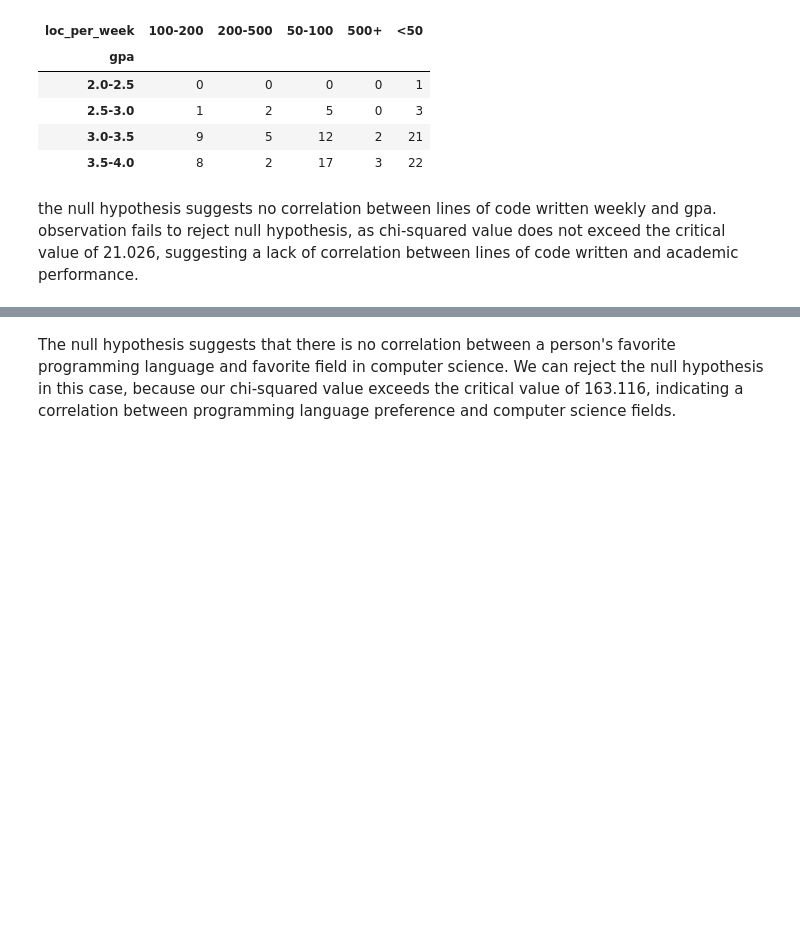
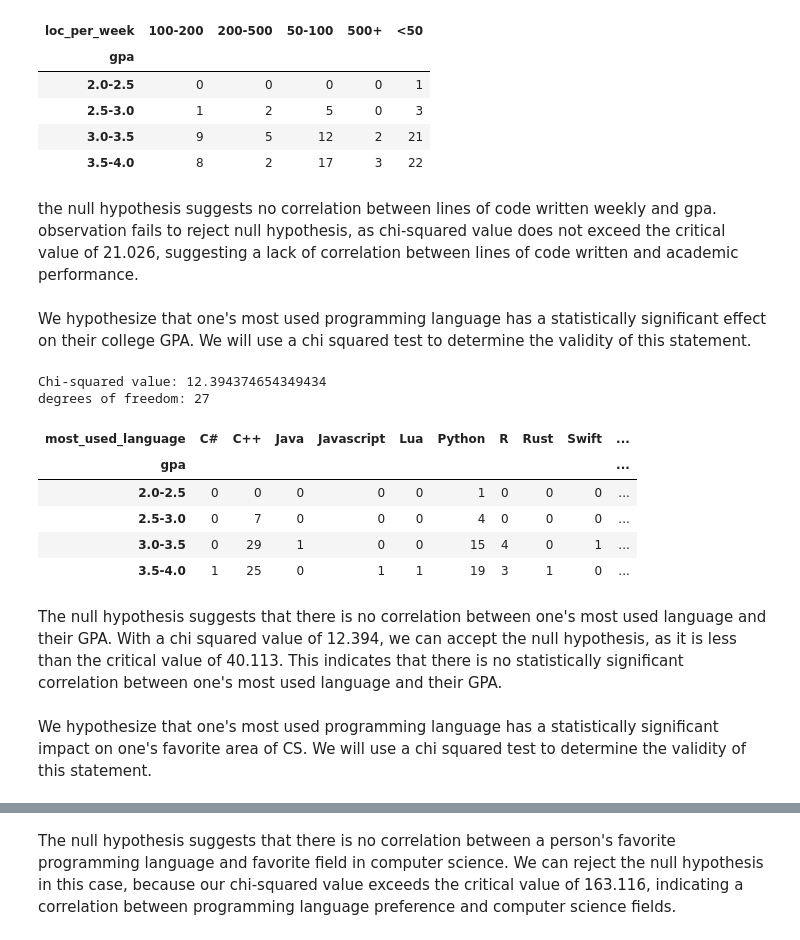
Before and after one commit to Drabblesaur/CS105MP, a Jupyter notebook: Mini_Project.ipynb, the cells around one changed output, grey strips where cells are left out. Cells and saved outputs as stored; diff of their text form; code cells hidden in the pictures; blank space fills up the shorter version.

```diff
--- a/Mini_Project.ipynb
+++ b/Mini_Project.ipynb
@@ -131,6 +143,38 @@ degrees of freedom: 12
 | 3.5-4.0 | 8 | 2 | 17 | 3 | 22 |
 # %% [markdown]
 the null hypothesis suggests no correlation between lines of code written weekly and gpa. observation fails to reject null hypothesis, as chi-squared value does not exceed the critical value of 21.026, suggesting a lack of correlation between lines of code written and academic performance.
+# %% [markdown]
+We hypothesize that one's most used programming language has a statistically significant effect on their college GPA. We will use a chi squared test to determine the validity of this statement.
+# %%
+gpa_language = pd.crosstab(df['gpa'], df['most_used_language'])
+
+observed_values = gpa_language.values # observed data from set
+row_sum = observed_values.sum(axis=1) # marginal totals
+col_sum = observed_values.sum(axis=0)
+total = observed_values.sum()
+
+expected_values = np.outer(row_sum, col_sum) / total # expected: (sum in given row + sum in given column) / total observations
+
+chi_square = ((observed_values - expected_values) ** 2 / expected_values).sum()
+
+dof = (observed_values.shape[0] - 1) * (observed_values.shape[1] - 1) # (number of rows - 1) (number of columns - 1)
+
+print(f"Chi-squared value: {chi_square}")
+print(f"degrees of freedom: {dof}" )
+gpa_language
+# %% [output]
+Chi-squared value: 12.394374654349434
+degrees of freedom: 27
+| most_used_language | C# | C++ | Java | Javascript | Lua | Python | R | Rust | Swift | ... |
+| gpa |  |  |  |  |  |  |  |  |  | ... |
+| 2.0-2.5 | 0 | 0 | 0 | 0 | 0 | 1 | 0 | 0 | 0 | ... |
+| 2.5-3.0 | 0 | 7 | 0 | 0 | 0 | 4 | 0 | 0 | 0 | ... |
+| 3.0-3.5 | 0 | 29 | 1 | 0 | 0 | 15 | 4 | 0 | 1 | ... |
+| 3.5-4.0 | 1 | 25 | 0 | 1 | 1 | 19 | 3 | 1 | 0 | ... |
+# %% [markdown]
+The null hypothesis suggests that there is no correlation between one's most used language and their GPA. With a chi squared value of 12.394, we can accept the null hypothesis, as it is less than the critical value of 40.113. This indicates that there is no statistically significant correlation between one's most used language and their GPA.
+# %% [markdown]
+We hypothesize that one's most used programming language has a statistically significant impact on one's favorite area of CS. We will use a chi squared test to determine the validity of this statement.
 # %%
 area_fav_language = pd.crosstab(df['favorite_area'], df['most_used_language'])
 
```
Also changed, not shown: parts of 11 cells of this notebook.
